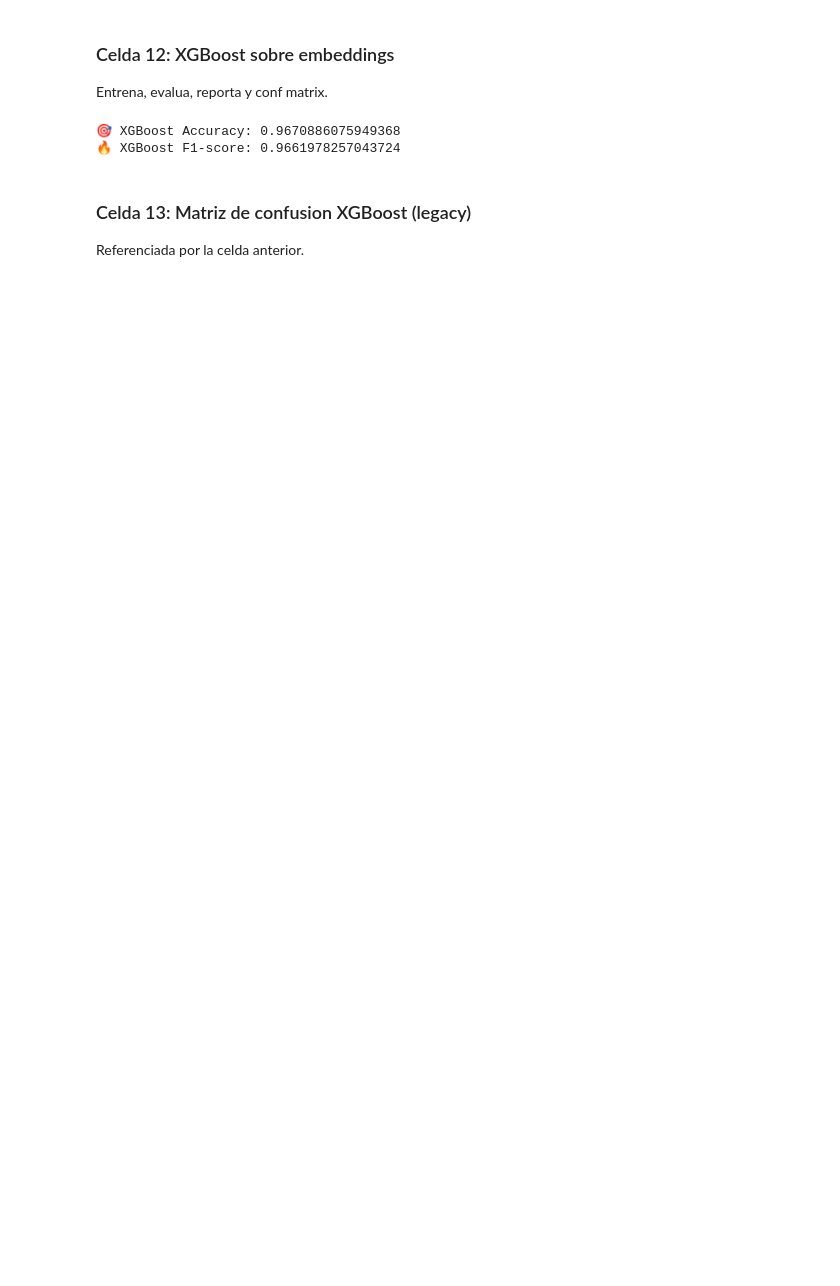
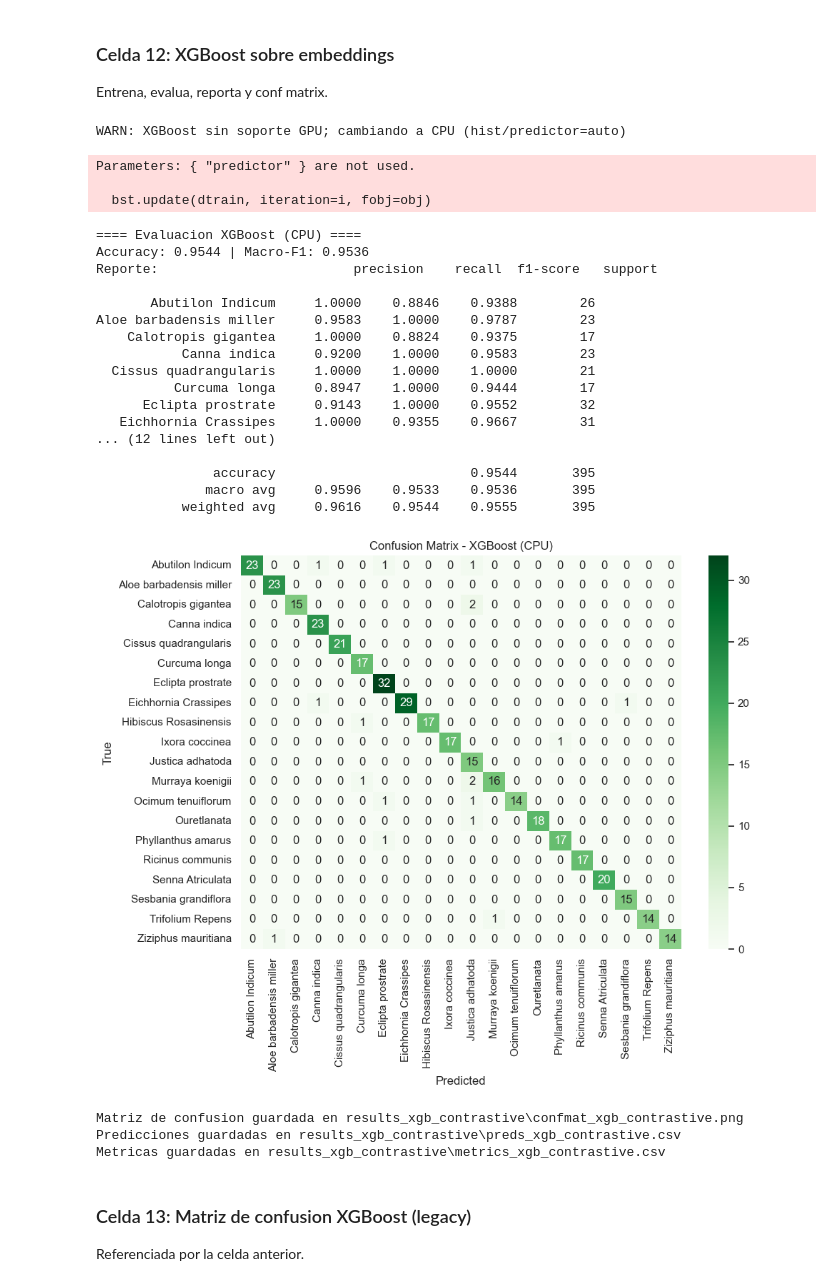
Before and after one commit to mightyssge/deep, a Jupyter notebook: Contastive.ipynb, the cells around one changed output. Drawn from its saved outputs; the diff is of its cells as text; code cells hidden in the pictures; blank space fills up the shorter version.

```diff
--- a/Contastive.ipynb
+++ b/Contastive.ipynb
@@ -508,38 +527,59 @@ f1_xgb  = f1_score(test_lbl, xgb_preds, average="macro")
 cm_xgb = confusion_matrix(test_lbl, xgb_preds)
 report_xgb = classification_report(test_lbl, xgb_preds, target_names=LABEL_NAMES, digits=4)
 backend = "GPU" if use_gpu else "CPU"
 
 print(f"==== Evaluacion XGBoost ({backend}) ====")
 print(f"Accuracy: {acc_xgb:.4f} | Macro-F1: {f1_xgb:.4f}")
-print("
-Reporte:
-" + report_xgb)
+print("Reporte:" + report_xgb)
 
 plt.figure(figsize=(10, 8))
 sns.heatmap(cm_xgb, annot=True, fmt="d", cmap="Greens", xticklabels=LABEL_NAMES, yticklabels=LABEL_NAMES)
 plt.xlabel("Predicted"); plt.ylabel("True"); plt.title(f"Confusion Matrix - XGBoost ({backend})")
 confmat_path = RESULTS_DIR_XGB / "confmat_xgb_contrastive.png"
 plt.tight_layout(); plt.savefig(confmat_path, dpi=300); plt.show()
 print(f"Matriz de confusion guardada en {confmat_path}")
 
 preds_df = pd.DataFrame({
     "filepath": [p for p,_ in test_dataset.samples][:len(test_lbl)],
     "true_label": [LABEL_NAMES[i] for i in test_lbl],
     "pred_label": [LABEL_NAMES[i] for i in xgb_preds],
 })
 preds_df["correct"] = preds_df["true_label"] == preds_df["pred_label"]
 preds_csv = RESULTS_DIR_XGB / "preds_xgb_contrastive.csv"
 preds_df.to_csv(preds_csv, index=False)
 
 metrics_df = pd.DataFrame([{"accuracy": acc_xgb, "macro_f1": f1_xgb, "backend": backend}])
 metrics_csv = RESULTS_DIR_XGB / "metrics_xgb_contrastive.csv"
 metrics_df.to_csv(metrics_csv, index=False)
 
 print(f"Predicciones guardadas en {preds_csv}")
 print(f"Metricas guardadas en {metrics_csv}")
 # %% [output]
-🎯 XGBoost Accuracy: 0.9670886075949368
-🔥 XGBoost F1-score: 0.9661978257043724
+WARN: XGBoost sin soporte GPU; cambiando a CPU (hist/predictor=auto)
+Parameters: { "predictor" } are not used.
+
+  bst.update(dtrain, iteration=i, fobj=obj)
+==== Evaluacion XGBoost (CPU) ====
+Accuracy: 0.9544 | Macro-F1: 0.9536
+Reporte:                         precision    recall  f1-score   support
+
+       Abutilon Indicum     1.0000    0.8846    0.9388        26
+Aloe barbadensis miller     0.9583    1.0000    0.9787        23
+    Calotropis gigantea     1.0000    0.8824    0.9375        17
+           Canna indica     0.9200    1.0000    0.9583        23
+  Cissus quadrangularis     1.0000    1.0000    1.0000        21
+          Curcuma longa     0.8947    1.0000    0.9444        17
+      Eclipta prostrate     0.9143    1.0000    0.9552        32
+   Eichhornia Crassipes     1.0000    0.9355    0.9667        31
+... (12 lines left out)
+
+               accuracy                         0.9544       395
+              macro avg     0.9596    0.9533    0.9536       395
+           weighted avg     0.9616    0.9544    0.9555       395
+[figure, added]
+Matriz de confusion guardada en results_xgb_contrastive\confmat_xgb_contrastive.png
+Predicciones guardadas en results_xgb_contrastive\preds_xgb_contrastive.csv
+Metricas guardadas en results_xgb_contrastive\metrics_xgb_contrastive.csv
 # %% [markdown]
 ### Celda 13: Matriz de confusion XGBoost (legacy)
 Referenciada por la celda anterior.
```
Also changed, not shown: parts of 13 cells of this notebook, 5 other files.
